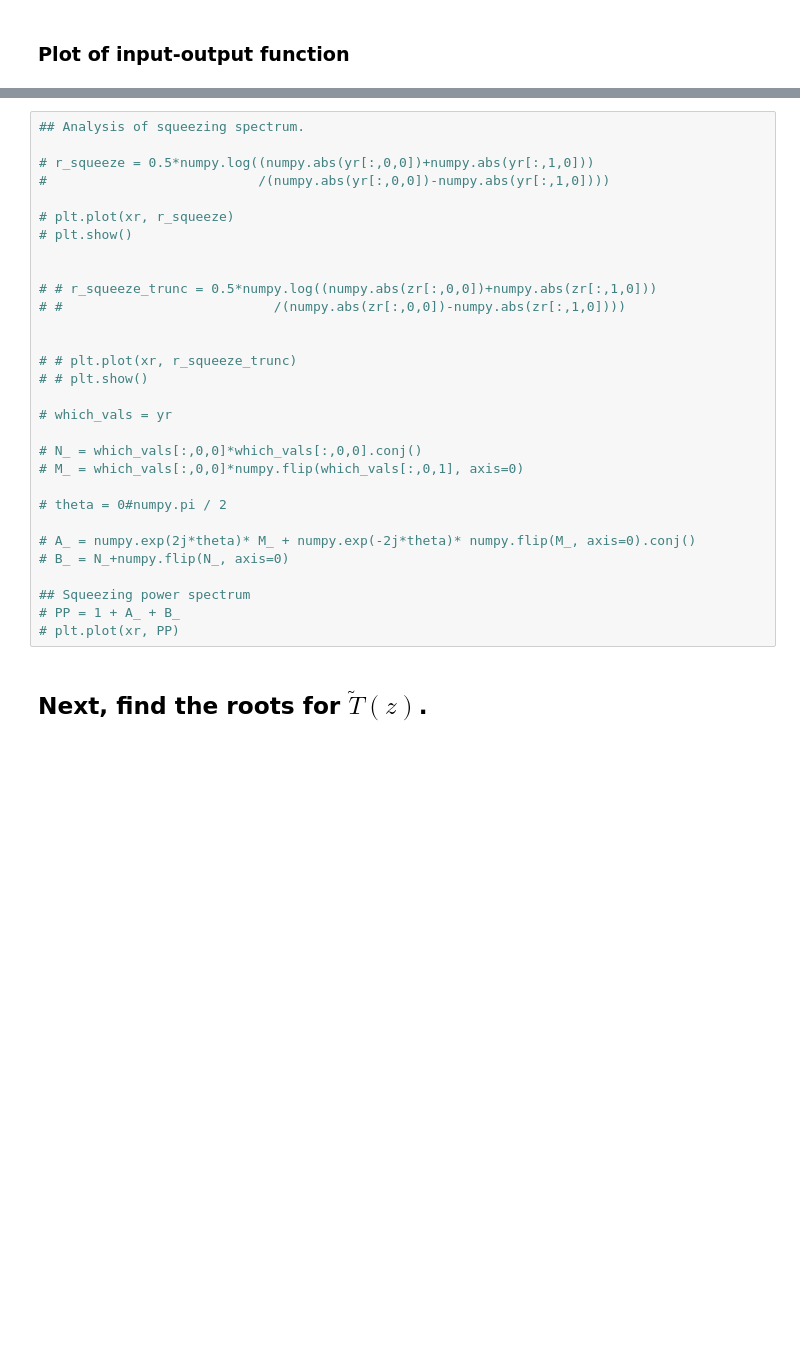
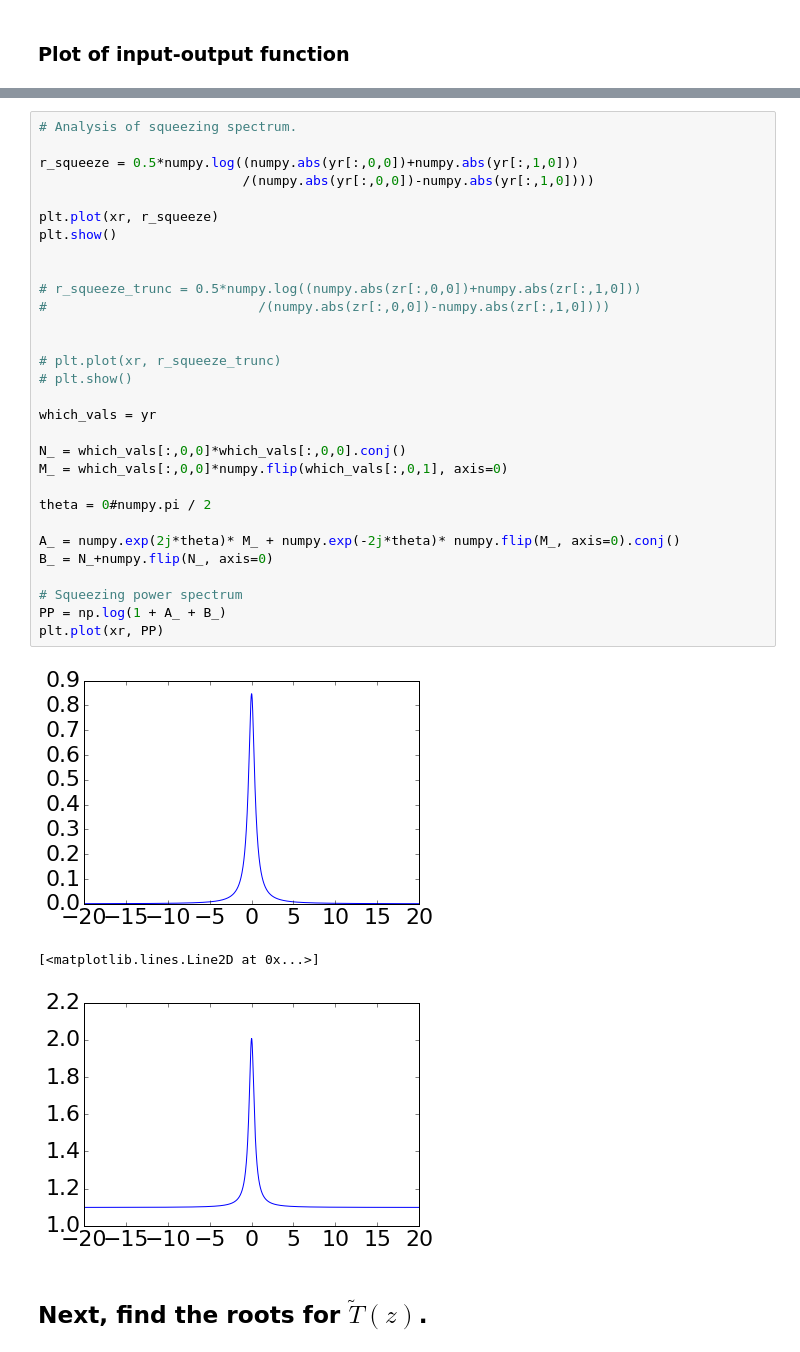
Before and after one commit to tabakg/active_lin_sys_fact, a Jupyter notebook: sample_active_linear_system_4.ipynb, the cells around one changed output, grey strips where cells are left out. Drawn from its saved outputs; the diff is of its cells as text; blank space fills up the shorter version.

```diff
--- a/sample_active_linear_system_4.ipynb
+++ b/sample_active_linear_system_4.ipynb
@@ -632,33 +632,37 @@ for i in range(yr.shape[1]):
 # %%
-## Analysis of squeezing spectrum.
+# Analysis of squeezing spectrum.
 
-# r_squeeze = 0.5*numpy.log((numpy.abs(yr[:,0,0])+numpy.abs(yr[:,1,0]))
-#                           /(numpy.abs(yr[:,0,0])-numpy.abs(yr[:,1,0])))
+r_squeeze = 0.5*numpy.log((numpy.abs(yr[:,0,0])+numpy.abs(yr[:,1,0]))
+                          /(numpy.abs(yr[:,0,0])-numpy.abs(yr[:,1,0])))
 
-# plt.plot(xr, r_squeeze)
+plt.plot(xr, r_squeeze)
+plt.show()
+
+
+# r_squeeze_trunc = 0.5*numpy.log((numpy.abs(zr[:,0,0])+numpy.abs(zr[:,1,0]))
+#                           /(numpy.abs(zr[:,0,0])-numpy.abs(zr[:,1,0])))
+
+
+# plt.plot(xr, r_squeeze_trunc)
 # plt.show()
 
+which_vals = yr
 
-# # r_squeeze_trunc = 0.5*numpy.log((numpy.abs(zr[:,0,0])+numpy.abs(zr[:,1,0]))
-# #                           /(numpy.abs(zr[:,0,0])-numpy.abs(zr[:,1,0])))
+N_ = which_vals[:,0,0]*which_vals[:,0,0].conj()
+M_ = which_vals[:,0,0]*numpy.flip(which_vals[:,0,1], axis=0)
 
+theta = 0#numpy.pi / 2
 
-# # plt.plot(xr, r_squeeze_trunc)
-# # plt.show()
+A_ = numpy.exp(2j*theta)* M_ + numpy.exp(-2j*theta)* numpy.flip(M_, axis=0).conj()
+B_ = N_+numpy.flip(N_, axis=0)
 
-# which_vals = yr
-
-# N_ = which_vals[:,0,0]*which_vals[:,0,0].conj()
-# M_ = which_vals[:,0,0]*numpy.flip(which_vals[:,0,1], axis=0)
-
-# theta = 0#numpy.pi / 2
-
-# A_ = numpy.exp(2j*theta)* M_ + numpy.exp(-2j*theta)* numpy.flip(M_, axis=0).conj()
-# B_ = N_+numpy.flip(N_, axis=0)
-
-## Squeezing power spectrum
-# PP = 1 + A_ + B_
-# plt.plot(xr, PP)
+# Squeezing power spectrum
+PP = np.log(1 + A_ + B_)
+plt.plot(xr, PP)
+# %% [output]
+[figure, added]
+[<matplotlib.lines.Line2D at 0x...>]
+[figure, added]
 # %% [markdown]
 ## Next, find the roots for $\tilde T(z)$.
 # %%
```
Also changed, not shown: parts of 6 cells of this notebook, 2 other files.
